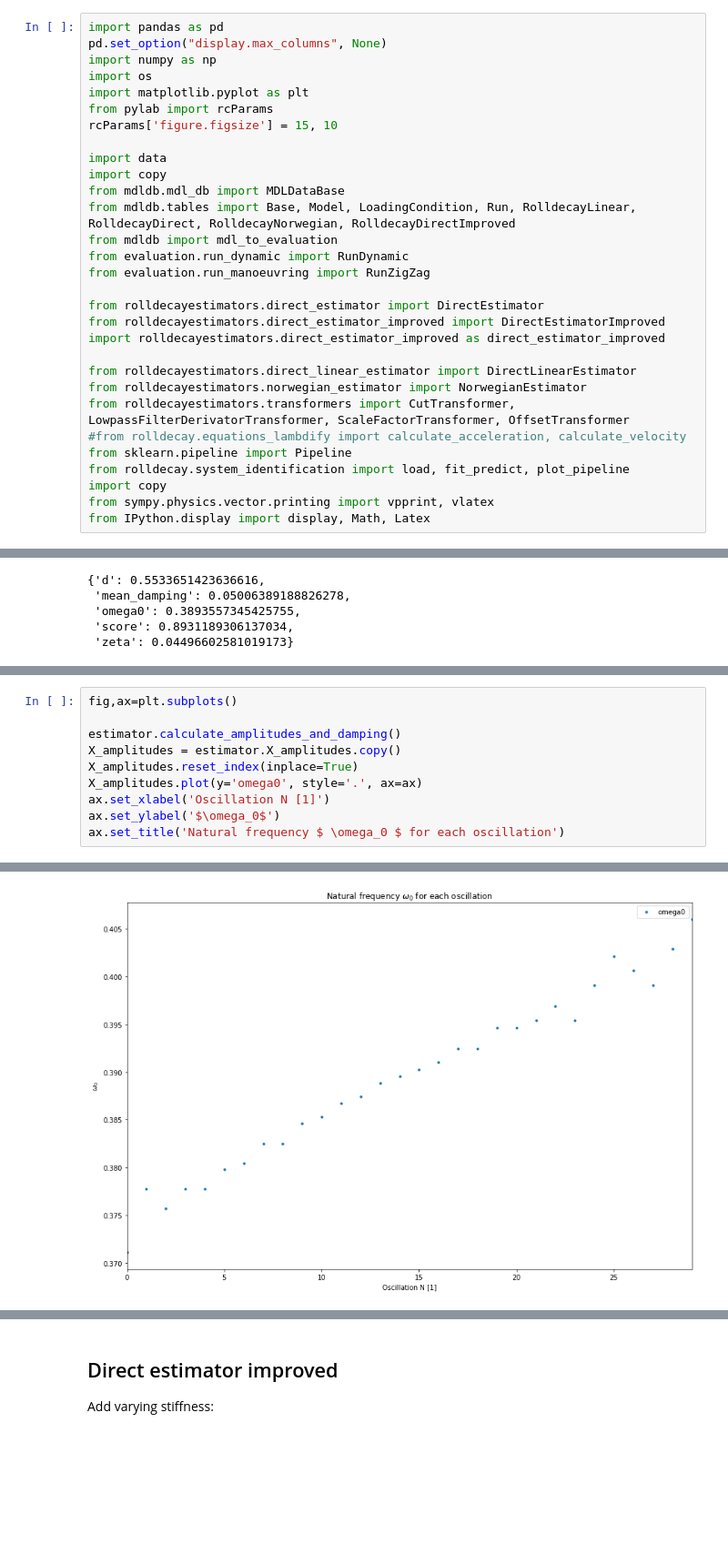
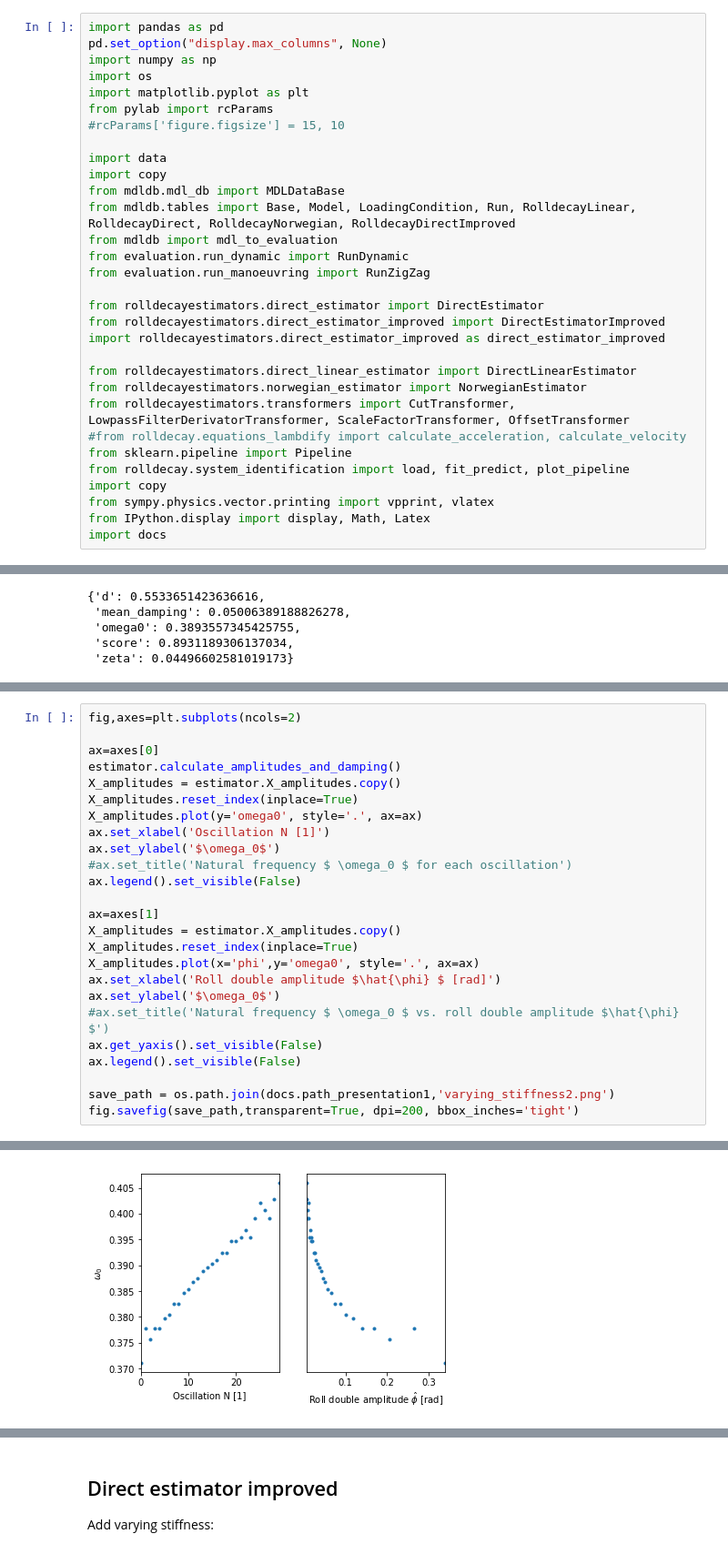
Before and after one commit to martinlarsalbert/rolldecay, a Jupyter notebook: notebooks/rolldecay/04.5_maa_roll_varying_stiffness.ipynb, the cells around one changed output, grey strips where cells are left out. Shown: that part at 91% size. Drawn from its saved outputs; the diff is of its cells as text; blank space fills up the shorter version.

```diff
--- a/notebooks/rolldecay/04.5_maa_roll_varying_stiffness.ipynb
+++ b/notebooks/rolldecay/04.5_maa_roll_varying_stiffness.ipynb
@@ -15,7 +15,7 @@ import numpy as np
 import os
 import matplotlib.pyplot as plt
 from pylab import rcParams
-rcParams['figure.figsize'] = 15, 10
+#rcParams['figure.figsize'] = 15, 10
 
 import data
 import copy
@@ -38,6 +38,7 @@ from rolldecay.system_identification import load, fit_predict, plot_pipeline
 import copy
 from sympy.physics.vector.printing import vpprint, vlatex
 from IPython.display import display, Math, Latex
+import docs
 # %%
 from sqlalchemy import create_engine
 engine = create_engine('sqlite:///' + data.mdl_db_path)
@@ -91,11 +96,26 @@ estimator.plot_fit()
 # %%
-fig,ax=plt.subplots()
+fig,axes=plt.subplots(ncols=2)
 
+ax=axes[0]
 estimator.calculate_amplitudes_and_damping()
 X_amplitudes = estimator.X_amplitudes.copy()
 X_amplitudes.reset_index(inplace=True)
 X_amplitudes.plot(y='omega0', style='.', ax=ax)
 ax.set_xlabel('Oscillation N [1]')
 ax.set_ylabel('$\omega_0$')
-ax.set_title('Natural frequency $ \omega_0 $ for each oscillation')
+#ax.set_title('Natural frequency $ \omega_0 $ for each oscillation')
+ax.legend().set_visible(False)
+
+ax=axes[1]
+X_amplitudes = estimator.X_amplitudes.copy()
+X_amplitudes.reset_index(inplace=True)
+X_amplitudes.plot(x='phi',y='omega0', style='.', ax=ax)
+ax.set_xlabel('Roll double amplitude $\hat{\phi} $ [rad]')
+ax.set_ylabel('$\omega_0$')
+#ax.set_title('Natural frequency $ \omega_0 $ vs. roll double amplitude $\hat{\phi} $')
+ax.get_yaxis().set_visible(False)
+ax.legend().set_visible(False)
+
+save_path = os.path.join(docs.path_presentation1,'varying_stiffness2.png')
+fig.savefig(save_path,transparent=True, dpi=200, bbox_inches='tight')
 # %% [output]
@@ -103 +122 @@ Text(0.5, 1.0, 'Natural frequency $ \\omega_0 $ for each oscillation')
-[figure, old version]
+[figure, new version]
```
Also changed, not shown: parts of 9 cells of this notebook, 6 other files.
